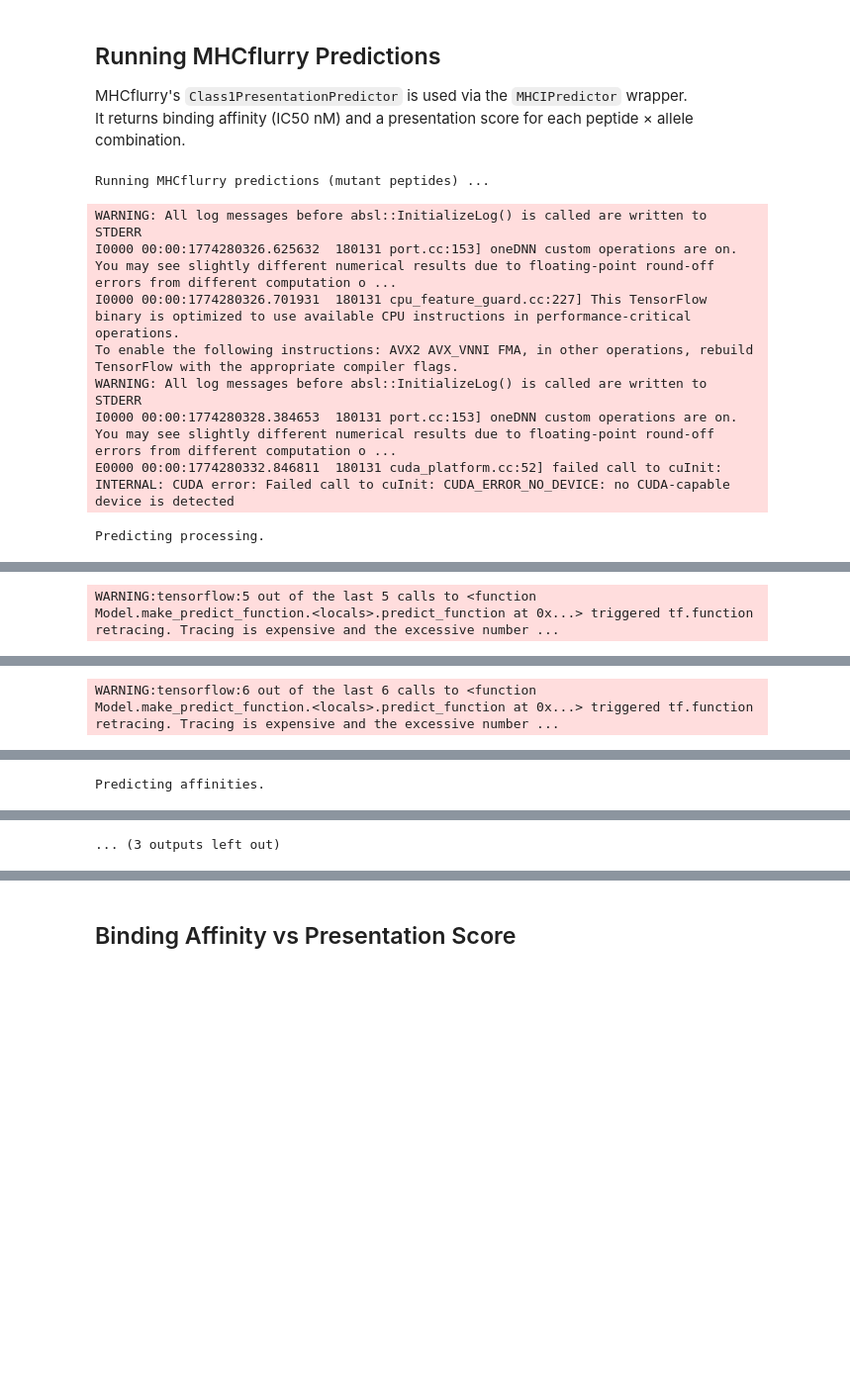
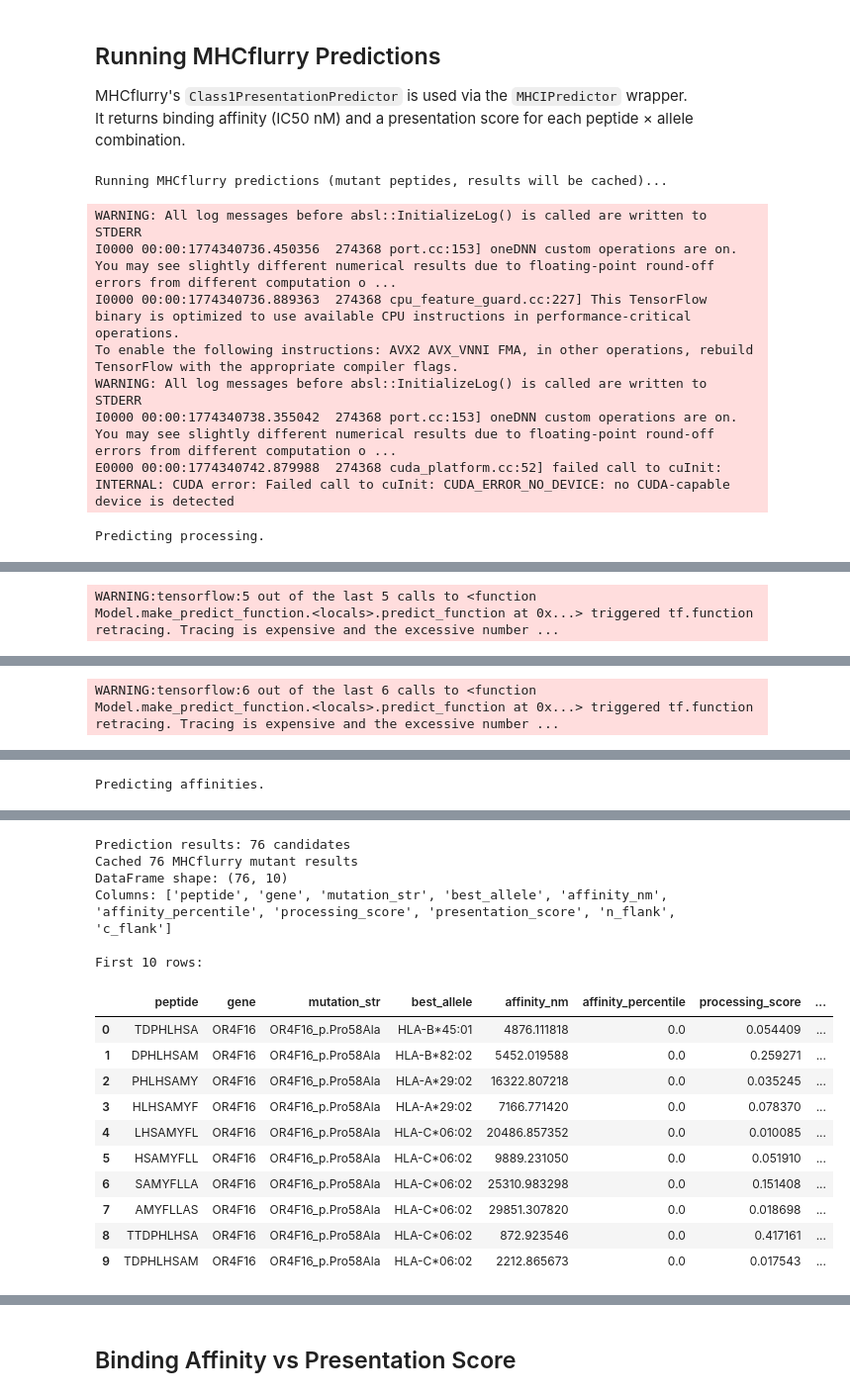
Before and after one commit to Mijan/NeoantigenPipeline, a Jupyter notebook: notebooks/03_binding_prediction.ipynb, the cells around one changed output, grey strips where cells are left out. Shown at 99% size. Saved outputs shown, nothing was run; the diff lists cells and outputs as text; code cells hidden in the pictures; blank space fills up the shorter version.

```diff
--- a/notebooks/03_binding_prediction.ipynb
+++ b/notebooks/03_binding_prediction.ipynb
@@ -116,38 +116,48 @@ Total peptide candidates for prediction: 76
 MHCflurry's `Class1PresentationPredictor` is used via the `MHCIPredictor` wrapper.
 It returns binding affinity (IC50 nM) and a presentation score for each peptide × allele combination.
 # %%
-# Run mutant predictions (with antigen processing model)
-# predict_with_processing returns a list[MHCIPredictionResult]; convert to DataFrame for display.
-print("Running MHCflurry predictions (mutant peptides) ...")
-mutant_results = predictor.predict_with_processing(all_candidates, list(hla.class_i_alleles))
-print(f"Prediction results: {len(mutant_results)} candidates")
+from neoantigen_pipeline.results.cache import PredictionCache
 
-results_df = pd.DataFrame([
-    {
-        "peptide":               r.peptide,
-        "gene":                  r.gene,
-        "mutation_str":          r.mutation_str,
-        "best_allele":           r.best_allele,
-        "affinity_nm":           r.affinity_nm,
-        "affinity_percentile":   r.affinity_percentile,
-        "processing_score":      r.processing_score,
-        "presentation_score":    r.presentation_score,
-        "n_flank":               r.n_flank,
-        "c_flank":               r.c_flank,
-    }
-    for r in mutant_results
-])
+cache = PredictionCache("../results/cache")
+alleles = list(hla.class_i_alleles)
+mf_mut_key = cache.make_key("mhcflurry_mutant", len(all_candidates), alleles)
+results_df = cache.get(mf_mut_key)
+
+if results_df is None:
+    print("Running MHCflurry predictions (mutant peptides, results will be cached)...")
+    mutant_results = predictor.predict_with_processing(all_candidates, alleles)
+    print(f"Prediction results: {len(mutant_results)} candidates")
+    results_df = pd.DataFrame([
+        {
+            "peptide":               r.peptide,
+            "gene":                  r.gene,
+            "mutation_str":          r.mutation_str,
+            "best_allele":           r.best_allele,
+            "affinity_nm":           r.affinity_nm,
+            "affinity_percentile":   r.affinity_percentile,
+            "processing_score":      r.processing_score,
+            "presentation_score":    r.presentation_score,
+            "n_flank":               r.n_flank,
+            "c_flank":               r.c_flank,
+        }
+        for r in mutant_results
+    ])
+    cache.put(mf_mut_key, results_df)
+    print(f"Cached {len(results_df)} MHCflurry mutant results")
+else:
+    print(f"Loaded {len(results_df)} cached MHCflurry mutant results")
+
 print(f"DataFrame shape: {results_df.shape}")
 print(f"Columns: {list(results_df.columns)}")
 print("\nFirst 10 rows:")
 display(results_df.head(10))
 # %% [output]
-Running MHCflurry predictions (mutant peptides) ...
+Running MHCflurry predictions (mutant peptides, results will be cached)...
 WARNING: All log messages before absl::InitializeLog() is called are written to STDERR
-I0000 00:00:1774280326.625632  180131 port.cc:153] oneDNN custom operations are on. You may see slightly different numerical results due to floating-point round-off errors from different computation o ...
-I0000 00:00:1774280326.701931  180131 cpu_feature_guard.cc:227] This TensorFlow binary is optimized to use available CPU instructions in performance-critical operations.
+I0000 00:00:1774340736.450356  274368 port.cc:153] oneDNN custom operations are on. You may see slightly different numerical results due to floating-point round-off errors from different computation o ...
+I0000 00:00:1774340736.889363  274368 cpu_feature_guard.cc:227] This TensorFlow binary is optimized to use available CPU instructions in performance-critical operations.
 To enable the following instructions: AVX2 AVX_VNNI FMA, in other operations, rebuild TensorFlow with the appropriate compiler flags.
 WARNING: All log messages before absl::InitializeLog() is called are written to STDERR
-I0000 00:00:1774280328.384653  180131 port.cc:153] oneDNN custom operations are on. You may see slightly different numerical results due to floating-point round-off errors from different computation o ...
-E0000 00:00:1774280332.846811  180131 cuda_platform.cc:52] failed call to cuInit: INTERNAL: CUDA error: Failed call to cuInit: CUDA_ERROR_NO_DEVICE: no CUDA-capable device is detected
+I0000 00:00:1774340738.355042  274368 port.cc:153] oneDNN custom operations are on. You may see slightly different numerical results due to floating-point round-off errors from different computation o ...
+E0000 00:00:1774340742.879988  274368 cuda_platform.cc:52] failed call to cuInit: INTERNAL: CUDA error: Failed call to cuInit: CUDA_ERROR_NO_DEVICE: no CUDA-capable device is detected
 Predicting processing.
@@ -168,2 +179,18 @@ Predicting affinities.
-... (3 outputs left out)
+Prediction results: 76 candidates
+Cached 76 MHCflurry mutant results
+DataFrame shape: (76, 10)
+Columns: ['peptide', 'gene', 'mutation_str', 'best_allele', 'affinity_nm', 'affinity_percentile', 'processing_score', 'presentation_score', 'n_flank', 'c_flank']
+
+First 10 rows:
+|  | peptide | gene | mutation_str | best_allele | affinity_nm | affinity_percentile | processing_score | ... |
+| 0 | TDPHLHSA | OR4F16 | OR4F16_p.Pro58Ala | HLA-B*45:01 | 4876.111818 | 0.0 | 0.054409 | ... |
+| 1 | DPHLHSAM | OR4F16 | OR4F16_p.Pro58Ala | HLA-B*82:02 | 5452.019588 | 0.0 | 0.259271 | ... |
+| 2 | PHLHSAMY | OR4F16 | OR4F16_p.Pro58Ala | HLA-A*29:02 | 16322.807218 | 0.0 | 0.035245 | ... |
+| 3 | HLHSAMYF | OR4F16 | OR4F16_p.Pro58Ala | HLA-A*29:02 | 7166.771420 | 0.0 | 0.078370 | ... |
+| 4 | LHSAMYFL | OR4F16 | OR4F16_p.Pro58Ala | HLA-C*06:02 | 20486.857352 | 0.0 | 0.010085 | ... |
+| 5 | HSAMYFLL | OR4F16 | OR4F16_p.Pro58Ala | HLA-C*06:02 | 9889.231050 | 0.0 | 0.051910 | ... |
+| 6 | SAMYFLLA | OR4F16 | OR4F16_p.Pro58Ala | HLA-C*06:02 | 25310.983298 | 0.0 | 0.151408 | ... |
+| 7 | AMYFLLAS | OR4F16 | OR4F16_p.Pro58Ala | HLA-C*06:02 | 29851.307820 | 0.0 | 0.018698 | ... |
+| 8 | TTDPHLHSA | OR4F16 | OR4F16_p.Pro58Ala | HLA-C*06:02 | 872.923546 | 0.0 | 0.417161 | ... |
+| 9 | TDPHLHSAM | OR4F16 | OR4F16_p.Pro58Ala | HLA-C*06:02 | 2212.865673 | 0.0 | 0.017543 | ... |
 # %%
```
Also changed, not shown: parts of 3 cells of this notebook, 8 other files.
